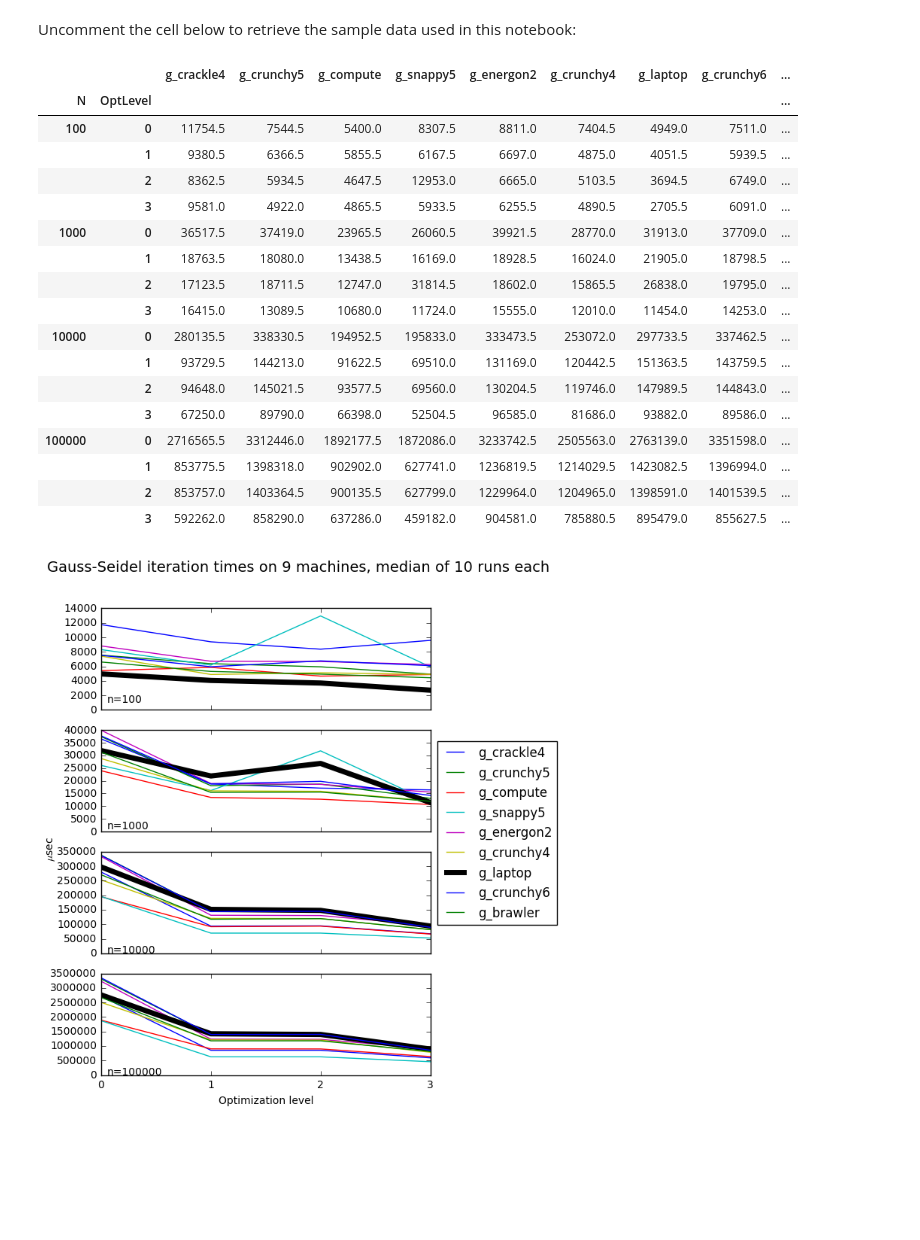
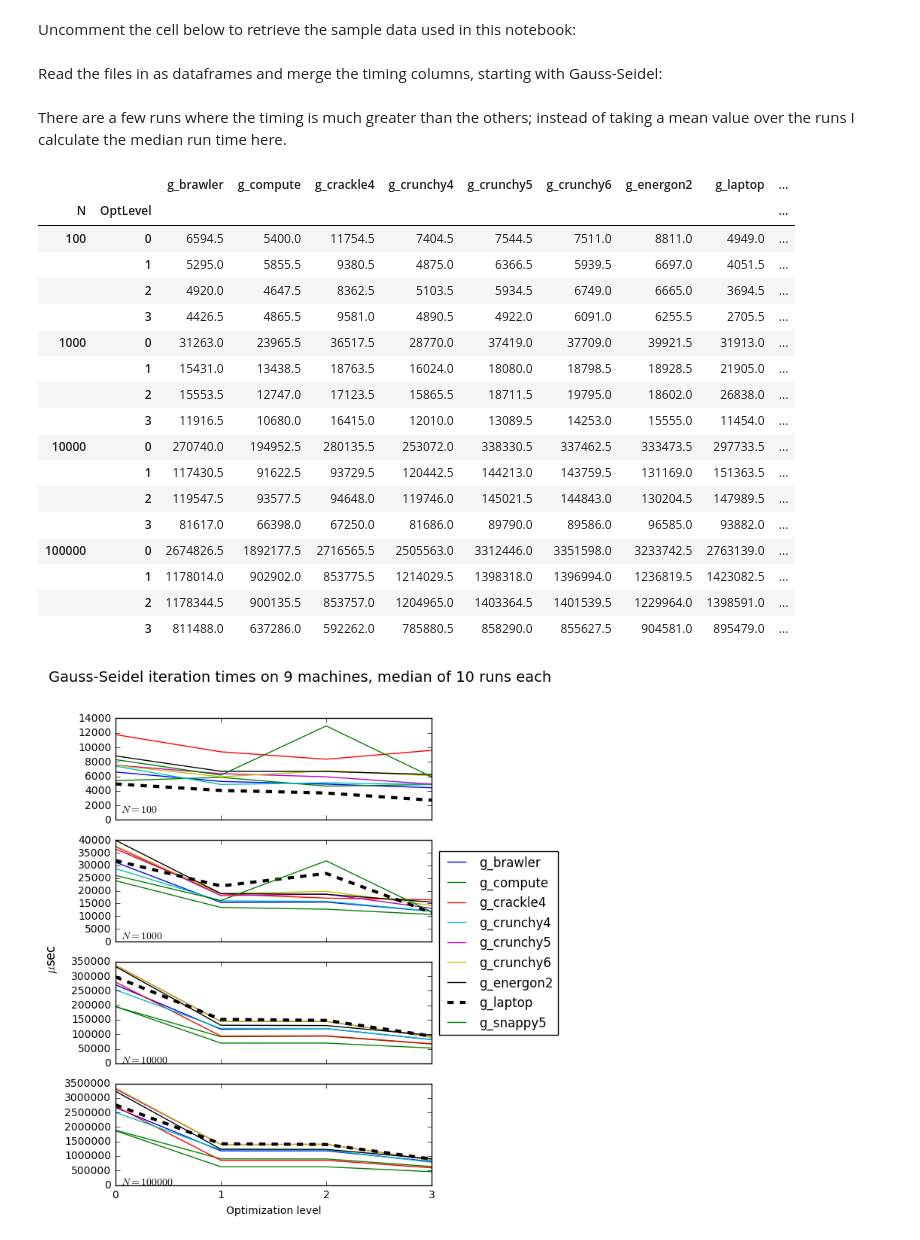
Before and after one commit to cmprince/hpc17, a Jupyter notebook: hw1/hpc_hw1.ipynb, the cells around one changed output. Cells and saved outputs as stored; diff of their text form; code cells hidden in the pictures; blank space fills up the shorter version.

```diff
--- a/hw1/hpc_hw1.ipynb
+++ b/hw1/hpc_hw1.ipynb
@@ -227,48 +246,52 @@ names=['OptLevel','N','run','usec']
 Uncomment the cell below to retrieve the sample data used in this notebook:
 # %%
 #!wget -r -l1 -np -nd -R index.html?*,html -e robots=off https://www.cims.nyu.edu/~cmp670/hw1_output/
+# %% [markdown]
+Read the files in as dataframes and merge the timing columns, starting with Gauss-Seidel:
 # %%
 gb = pd.read_csv("g_laptop", header=None, delimiter=" ", names=names).drop("usec", axis=1)
 # %%
-for f in os.listdir('.'):
+for f in sorted(os.listdir('.')):
     if f[:2]=="g_":
         g = pd.read_csv(f, header=None, delimiter=" ", names=names[:-1] + [f])
         gb = gb.merge(g, on=names[:-1])
+# %% [markdown]
+There are a few runs where the timing is much greater than the others; instead of taking a mean value over the runs I calculate the median run time here.
 # %%
 g = gb.groupby(names[:2][::-1]).aggregate(np.median).drop("run", axis=1)
 g
 # %% [output]
-|  |  | g_crackle4 | g_crunchy5 | g_compute | g_snappy5 | g_energon2 | g_crunchy4 | g_laptop | g_crunchy6 | ... |
+|  |  | g_brawler | g_compute | g_crackle4 | g_crunchy4 | g_crunchy5 | g_crunchy6 | g_energon2 | g_laptop | ... |
 | N | OptLevel |  |  |  |  |  |  |  |  | ... |
-| 100 | 0 | 11754.5 | 7544.5 | 5400.0 | 8307.5 | 8811.0 | 7404.5 | 4949.0 | 7511.0 | ... |
-|  | 1 | 9380.5 | 6366.5 | 5855.5 | 6167.5 | 6697.0 | 4875.0 | 4051.5 | 5939.5 | ... |
-|  | 2 | 8362.5 | 5934.5 | 4647.5 | 12953.0 | 6665.0 | 5103.5 | 3694.5 | 6749.0 | ... |
-|  | 3 | 9581.0 | 4922.0 | 4865.5 | 5933.5 | 6255.5 | 4890.5 | 2705.5 | 6091.0 | ... |
-| 1000 | 0 | 36517.5 | 37419.0 | 23965.5 | 26060.5 | 39921.5 | 28770.0 | 31913.0 | 37709.0 | ... |
-|  | 1 | 18763.5 | 18080.0 | 13438.5 | 16169.0 | 18928.5 | 16024.0 | 21905.0 | 18798.5 | ... |
-|  | 2 | 17123.5 | 18711.5 | 12747.0 | 31814.5 | 18602.0 | 15865.5 | 26838.0 | 19795.0 | ... |
-|  | 3 | 16415.0 | 13089.5 | 10680.0 | 11724.0 | 15555.0 | 12010.0 | 11454.0 | 14253.0 | ... |
-| 10000 | 0 | 280135.5 | 338330.5 | 194952.5 | 195833.0 | 333473.5 | 253072.0 | 297733.5 | 337462.5 | ... |
-|  | 1 | 93729.5 | 144213.0 | 91622.5 | 69510.0 | 131169.0 | 120442.5 | 151363.5 | 143759.5 | ... |
-|  | 2 | 94648.0 | 145021.5 | 93577.5 | 69560.0 | 130204.5 | 119746.0 | 147989.5 | 144843.0 | ... |
-|  | 3 | 67250.0 | 89790.0 | 66398.0 | 52504.5 | 96585.0 | 81686.0 | 93882.0 | 89586.0 | ... |
-| 100000 | 0 | 2716565.5 | 3312446.0 | 1892177.5 | 1872086.0 | 3233742.5 | 2505563.0 | 2763139.0 | 3351598.0 | ... |
-|  | 1 | 853775.5 | 1398318.0 | 902902.0 | 627741.0 | 1236819.5 | 1214029.5 | 1423082.5 | 1396994.0 | ... |
-|  | 2 | 853757.0 | 1403364.5 | 900135.5 | 627799.0 | 1229964.0 | 1204965.0 | 1398591.0 | 1401539.5 | ... |
-|  | 3 | 592262.0 | 858290.0 | 637286.0 | 459182.0 | 904581.0 | 785880.5 | 895479.0 | 855627.5 | ... |
+| 100 | 0 | 6594.5 | 5400.0 | 11754.5 | 7404.5 | 7544.5 | 7511.0 | 8811.0 | 4949.0 | ... |
+|  | 1 | 5295.0 | 5855.5 | 9380.5 | 4875.0 | 6366.5 | 5939.5 | 6697.0 | 4051.5 | ... |
+|  | 2 | 4920.0 | 4647.5 | 8362.5 | 5103.5 | 5934.5 | 6749.0 | 6665.0 | 3694.5 | ... |
+|  | 3 | 4426.5 | 4865.5 | 9581.0 | 4890.5 | 4922.0 | 6091.0 | 6255.5 | 2705.5 | ... |
+| 1000 | 0 | 31263.0 | 23965.5 | 36517.5 | 28770.0 | 37419.0 | 37709.0 | 39921.5 | 31913.0 | ... |
+|  | 1 | 15431.0 | 13438.5 | 18763.5 | 16024.0 | 18080.0 | 18798.5 | 18928.5 | 21905.0 | ... |
+|  | 2 | 15553.5 | 12747.0 | 17123.5 | 15865.5 | 18711.5 | 19795.0 | 18602.0 | 26838.0 | ... |
+|  | 3 | 11916.5 | 10680.0 | 16415.0 | 12010.0 | 13089.5 | 14253.0 | 15555.0 | 11454.0 | ... |
+| 10000 | 0 | 270740.0 | 194952.5 | 280135.5 | 253072.0 | 338330.5 | 337462.5 | 333473.5 | 297733.5 | ... |
+|  | 1 | 117430.5 | 91622.5 | 93729.5 | 120442.5 | 144213.0 | 143759.5 | 131169.0 | 151363.5 | ... |
+|  | 2 | 119547.5 | 93577.5 | 94648.0 | 119746.0 | 145021.5 | 144843.0 | 130204.5 | 147989.5 | ... |
+|  | 3 | 81617.0 | 66398.0 | 67250.0 | 81686.0 | 89790.0 | 89586.0 | 96585.0 | 93882.0 | ... |
+| 100000 | 0 | 2674826.5 | 1892177.5 | 2716565.5 | 2505563.0 | 3312446.0 | 3351598.0 | 3233742.5 | 2763139.0 | ... |
+|  | 1 | 1178014.0 | 902902.0 | 853775.5 | 1214029.5 | 1398318.0 | 1396994.0 | 1236819.5 | 1423082.5 | ... |
+|  | 2 | 1178344.5 | 900135.5 | 853757.0 | 1204965.0 | 1403364.5 | 1401539.5 | 1229964.0 | 1398591.0 | ... |
+|  | 3 | 811488.0 | 637286.0 | 592262.0 | 785880.5 | 858290.0 | 855627.5 | 904581.0 | 895479.0 | ... |
 # %%
 f, axarr = pl.subplots(4,1, figsize=(7,8), sharex=True)
-f.subplots_adjust(right=0.75)
+f.subplots_adjust(left=0.15,right=0.75)
 for i in range(4):
     lines = axarr[i].plot(g.loc[10**(i+2)])
-    pl.setp(lines[6], lw=5)
+    pl.setp(lines[7], lw=3, ls='--', color='k')
     axarr[i].set_ylim(0, axarr[i].get_ylim()[1])
-    axarr[i].text(0.05,1000,'n={}'.format(10**(i+2)))
+    axarr[i].text(0.05,1000,'$N={}$'.format(10**(i+2)))
 f.legend(lines, g.columns, loc='right')
 pl.xticks(range(4), range(4));
 pl.xlabel('Optimization level')
 pl.yticks;
-f.text(0.03, 0.5, '$\mu$sec', ha='center', va='center', rotation='vertical')
+f.text(0.03, 0.5, '$\mu$sec', ha='center', va='center', rotation='vertical', fontsize=12)
 f.suptitle('Gauss-Seidel iteration times on 9 machines, median of 10 runs each', fontsize=14);
 # %% [output]
-[figure, old version]
+[figure, new version]
```
Also changed, not shown: parts of 17 cells of this notebook.
